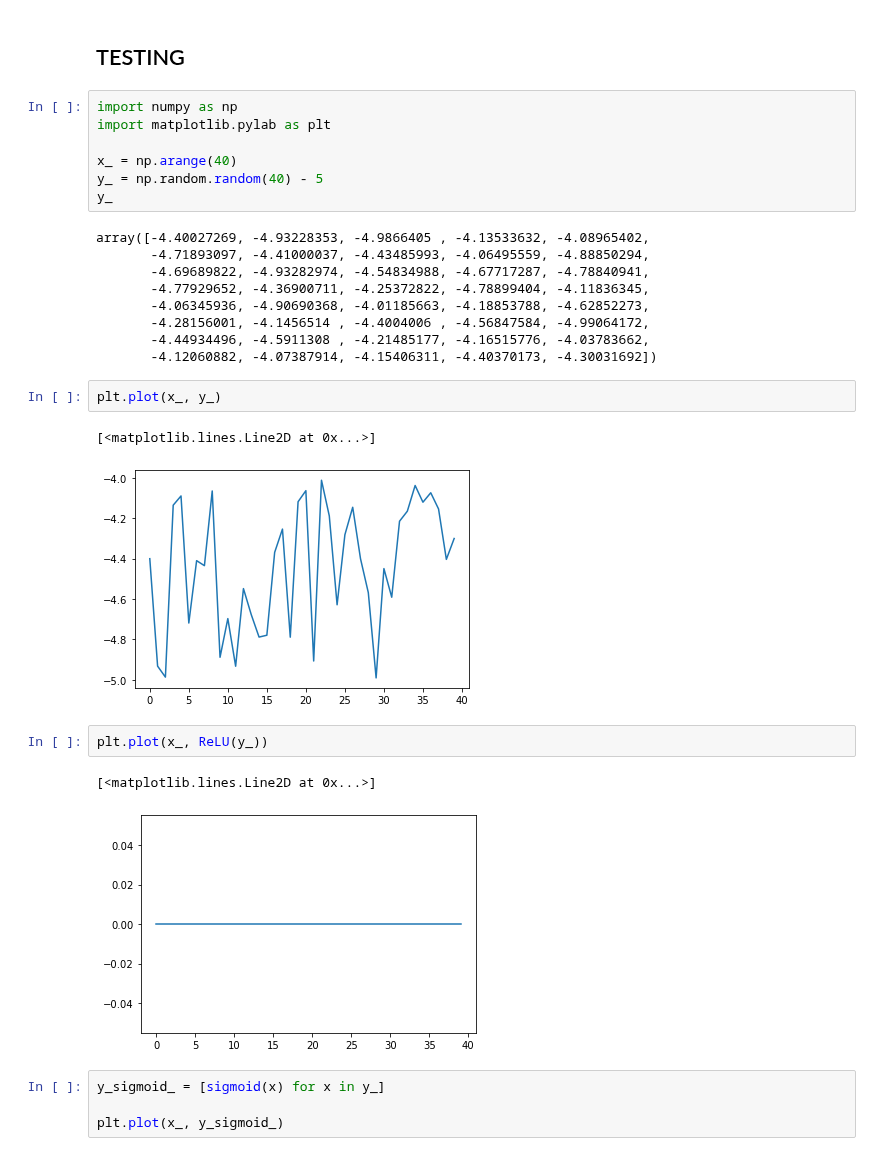
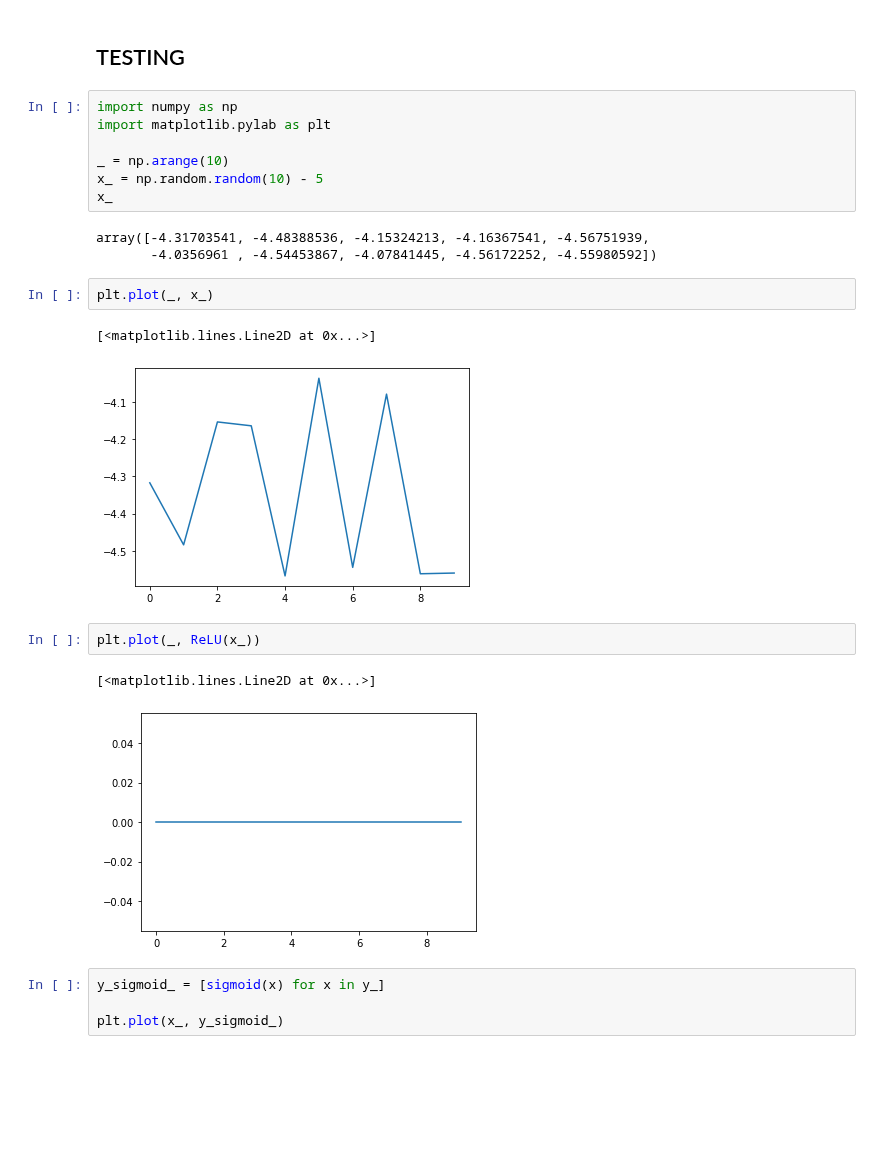
Before and after one commit to Clapiniella/data_science_jun_2020, a Jupyter notebook: week12/day1/theory/activation_functions.ipynb, the cells around one changed output. Saved outputs shown, nothing was run; the diff lists cells and outputs as text; blank space fills up the shorter version.

```diff
--- a/week12/day1/theory/activation_functions.ipynb
+++ b/week12/day1/theory/activation_functions.ipynb
@@ -16,28 +20,22 @@ def sigmoid(x):
 import numpy as np
 import matplotlib.pylab as plt
 
-x_ = np.arange(40)
-y_ = np.random.random(40) - 5
-y_
+_ = np.arange(10)
+x_ = np.random.random(10) - 5
+x_
 # %% [output]
-array([-4.40027269, -4.93228353, -4.9866405 , -4.13533632, -4.08965402,
-       -4.71893097, -4.41000037, -4.43485993, -4.06495559, -4.88850294,
-       -4.69689822, -4.93282974, -4.54834988, -4.67717287, -4.78840941,
-       -4.77929652, -4.36900711, -4.25372822, -4.78899404, -4.11836345,
-       -4.06345936, -4.90690368, -4.01185663, -4.18853788, -4.62852273,
-       -4.28156001, -4.1456514 , -4.4004006 , -4.56847584, -4.99064172,
-       -4.44934496, -4.5911308 , -4.21485177, -4.16515776, -4.03783662,
-       -4.12060882, -4.07387914, -4.15406311, -4.40370173, -4.30031692])
+array([-4.31703541, -4.48388536, -4.15324213, -4.16367541, -4.56751939,
+       -4.0356961 , -4.54453867, -4.07841445, -4.56172252, -4.55980592])
 # %%
-plt.plot(x_, y_)
+plt.plot(_, x_)
 # %% [output]
 [<matplotlib.lines.Line2D at 0x...>]
-[figure, old version]
+[figure, new version]
 # %%
-plt.plot(x_, ReLU(y_))
+plt.plot(_, ReLU(x_))
 # %% [output]
 [<matplotlib.lines.Line2D at 0x...>]
-[figure, old version]
+[figure, new version]
 # %%
 y_sigmoid_ = [sigmoid(x) for x in y_]
 
```
Also changed, not shown: parts of 2 cells of this notebook, 7 other files.
